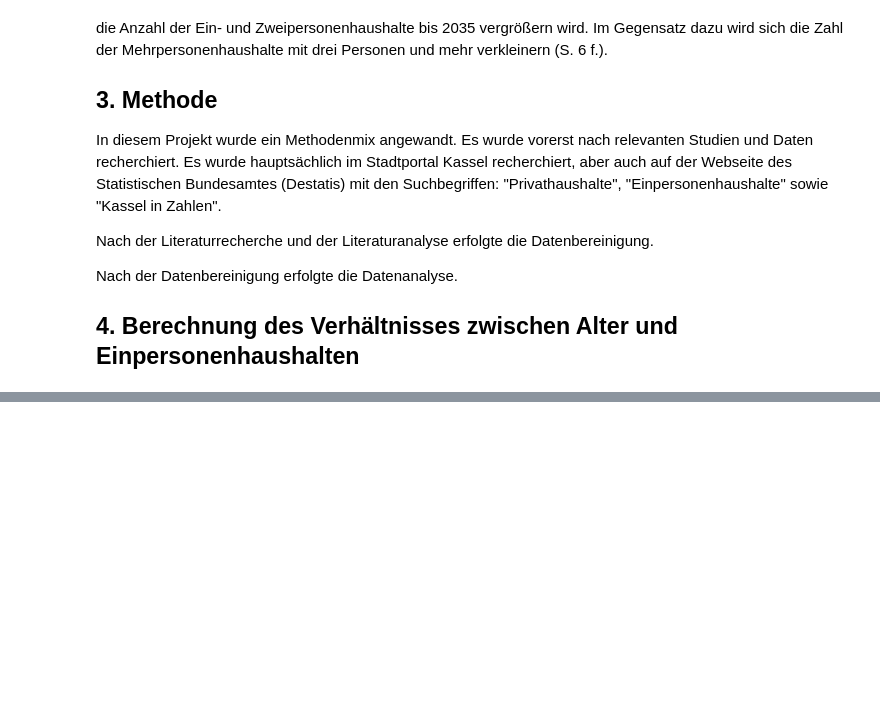
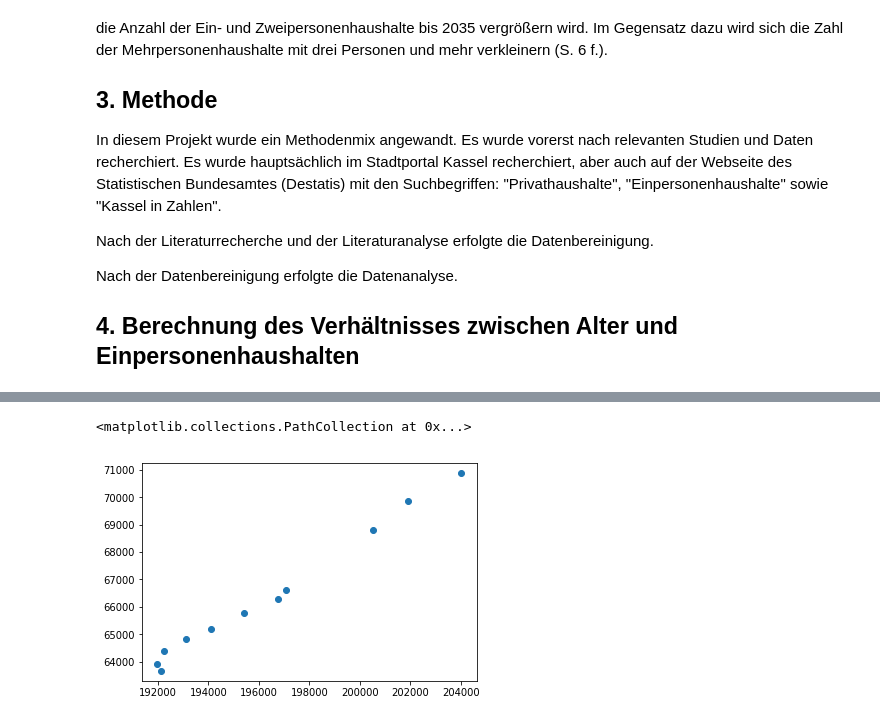
Before and after one commit to tschroeder10961/datascience-urban-segregation, a Jupyter notebook: GruppeD/DatenanalyseKassel_190115.ipynb, the cells around one changed output, grey strips where cells are left out. Drawn from its saved outputs; the diff is of its cells as text; code cells hidden in the pictures; blank space fills up the shorter version.

```diff
--- a/GruppeD/DatenanalyseKassel_190115.ipynb
+++ b/GruppeD/DatenanalyseKassel_190115.ipynb
@@ -241,5 +398,8 @@ plt.scatter(kassel["1PHHgesamt"], kassel["Rel1PHH"])
 # %%
-Üben der "plt.scatter" Funktion
+# Üben der "plt.scatter" Funktion
 
 plt.scatter(kassel["Ewgesamt"], kassel["EWunter30"])
+# %% [output]
+<matplotlib.collections.PathCollection at 0x...>
+[figure, added]
 # %%
```
Also changed, not shown: parts of 35 cells of this notebook.
